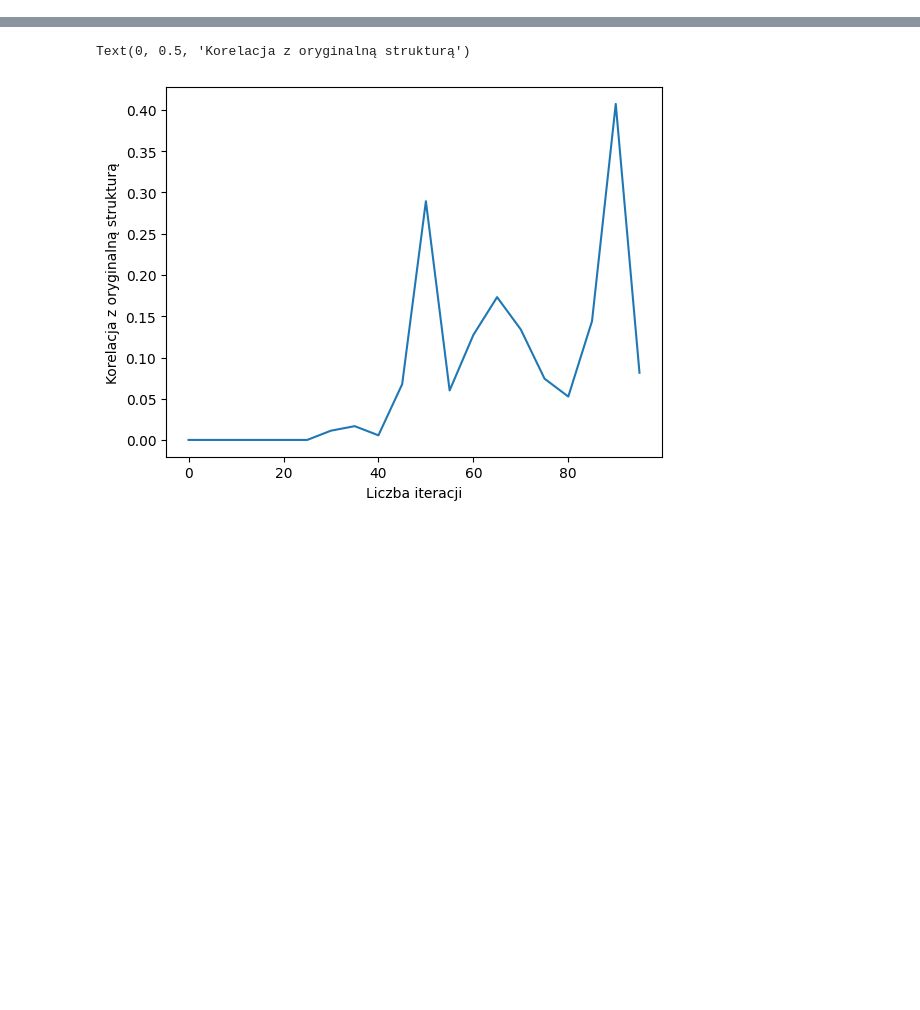
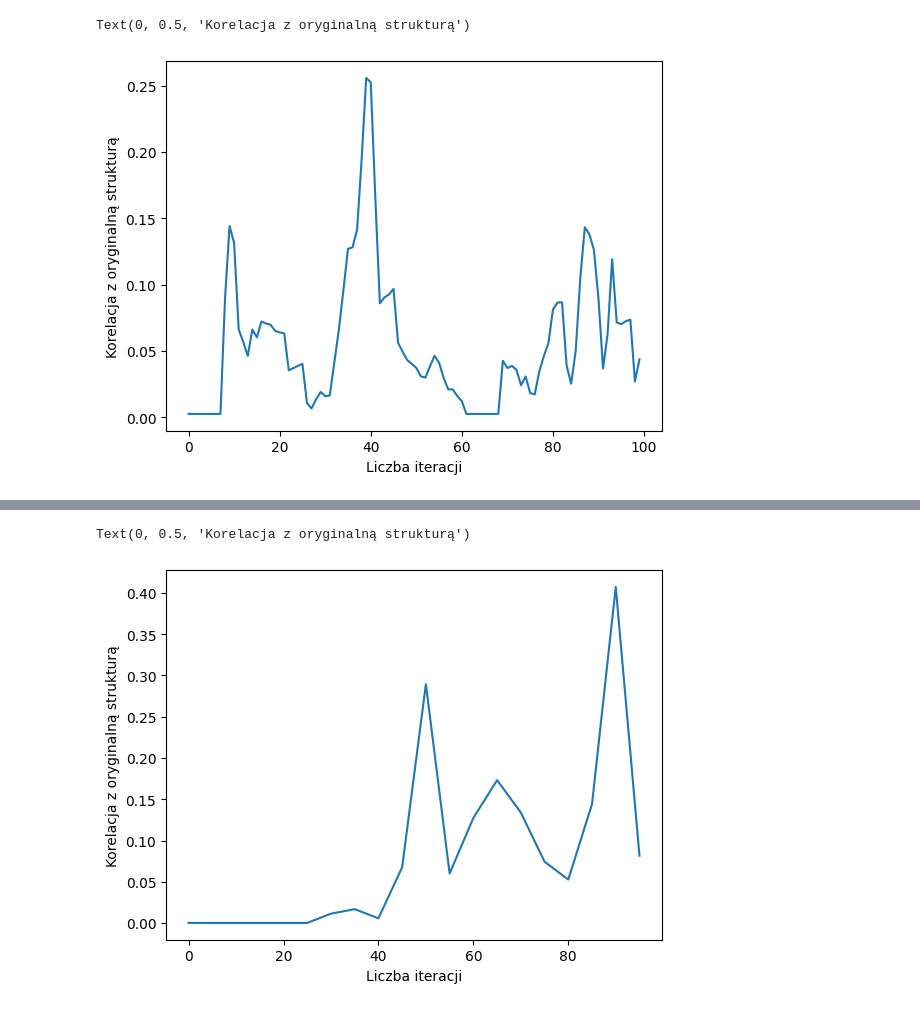
Before and after one commit to acharuza/wb_project, a Jupyter notebook: Symulacja.ipynb, the cells around one changed output, grey strips where cells are left out. Cells and saved outputs as stored; diff of their text form; code cells hidden in the pictures; blank space fills up the shorter version.

Commit message:
MCMC simulation - new visualisations

```diff
--- a/Symulacja.ipynb
+++ b/Symulacja.ipynb
@@ -35,7 +36,7 @@ def similarity_f(structure, vertices, hic_map):
         distance_matrix = inter.griddata(pts, vals, (grid_x, grid_y), method='linear')
 
     elif distance_matrix.shape[0] > hic_map.shape[0]:
-        distance_matrix = resize(distance_matrix, (50, 50), mode='constant')
+        distance_matrix = resize(distance_matrix, (30, 30), mode='constant')
 
     #distance_matrix = np.linalg.inv(distance_matrix)
     pearson = np.corrcoef(distance_matrix, hic_map)[0, 1]
@@ -132,11 +133,12 @@ def probability(structure,graph,vertices,hic_map):
 # %%
 def metropolis(graph,vertices,hic_map,iter):
     structure=initialize_structure(graph)
+    tab=[]
     for i in range(iter):
         structure=probability(structure,graph,vertices,hic_map)
-
+        tab.append(similarity_f(structure, vertices, hic_map))
         if(i%5==0):
             print(similarity_f(structure, vertices, hic_map))
 
-    return structure
+    return structure,tab
 # %%
@@ -163,0 +169,4 @@ structure = metropolis(g,vertices,hic_map,100)
+# %%
+edges, vertices, hic_map = read_files(10, 30)
+g = create_graph(edges, vertices)
+structure,tab = metropolis(g,vertices,hic_map,100)
@@ -163,0 +194,8 @@ structure = metropolis(g,vertices,hic_map,100)
+# %%
+#hic 30 , graph 10
+plt.plot(tab)
+plt.xlabel('Liczba iteracji')
+plt.ylabel('Korelacja z oryginalną strukturą')
+# %% [output]
+Text(0, 0.5, 'Korelacja z oryginalną strukturą')
+[figure, added]
```
Also changed, not shown: parts of 5 cells of this notebook.
